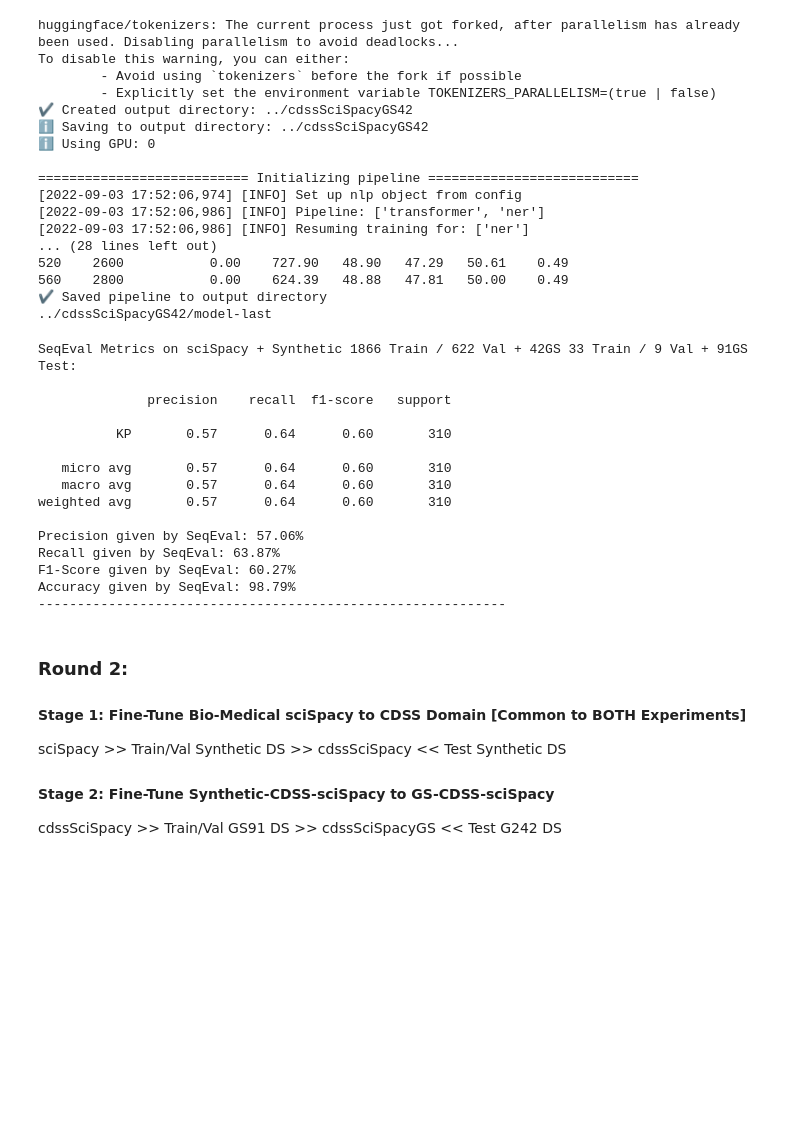
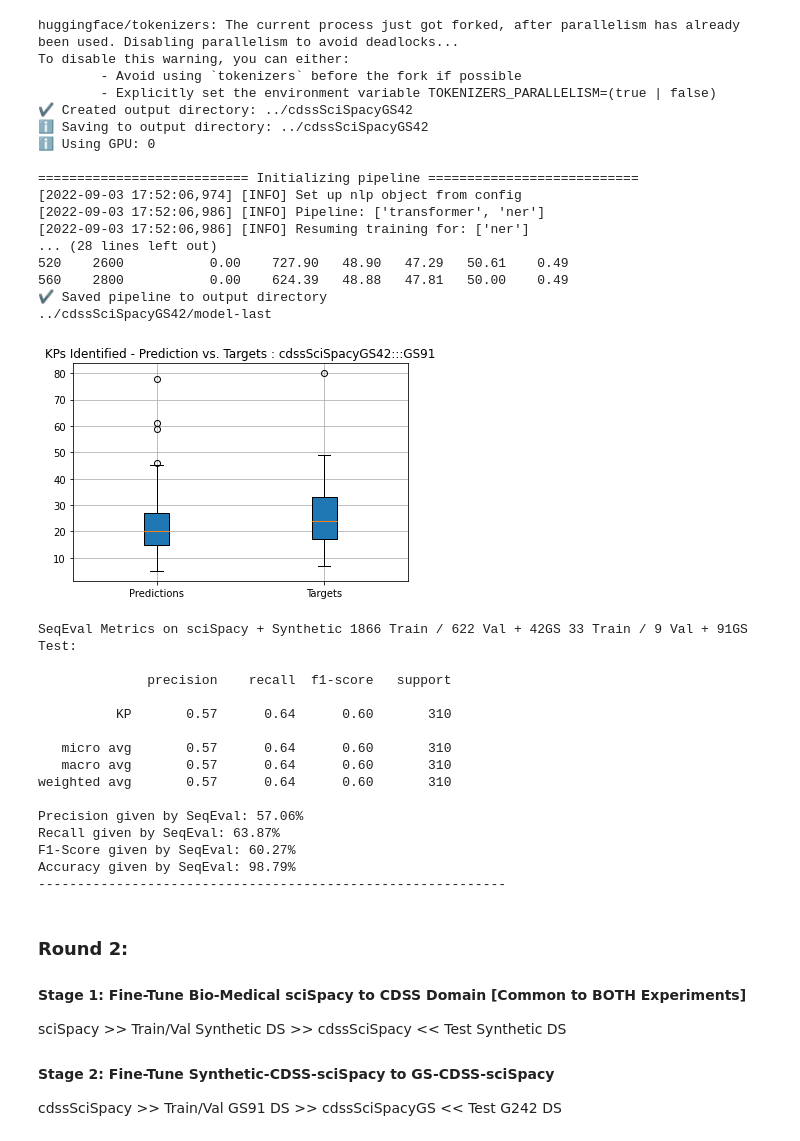
Before and after one commit to CDSS4PCP/NLP_KPIdentify, a Jupyter notebook: keywordExtraction/cdssSpacyExp.ipynb, the cells around one changed output. Saved outputs shown, nothing was run; the diff lists cells and outputs as text; code cells hidden in the pictures; blank space fills up the shorter version.

```diff
--- a/keywordExtraction/cdssSpacyExp.ipynb
+++ b/keywordExtraction/cdssSpacyExp.ipynb
@@ -561,9 +635,10 @@ To disable this warning, you can either:
 # %%
 nlp = spacy.load('../cdssSciSpacyGS42/model-best')
 
-y_preds, y_targets = getTargetPreds(gs91Data)
+y_preds, y_targets = getTargetPreds(gs91Data, 'cdssSciSpacyGS42:::GS91')
 printMetrics(y_preds, y_targets, '+ Synthetic 1866 Train / 622 Val + 42GS 33 Train / 9 Val + 91GS Test')
 # %% [output]
+[figure, added]
 SeqEval Metrics on sciSpacy + Synthetic 1866 Train / 622 Val + 42GS 33 Train / 9 Val + 91GS Test:
 
               precision    recall  f1-score   support
```
Also changed, not shown: parts of 8 cells of this notebook, 6 other files.
